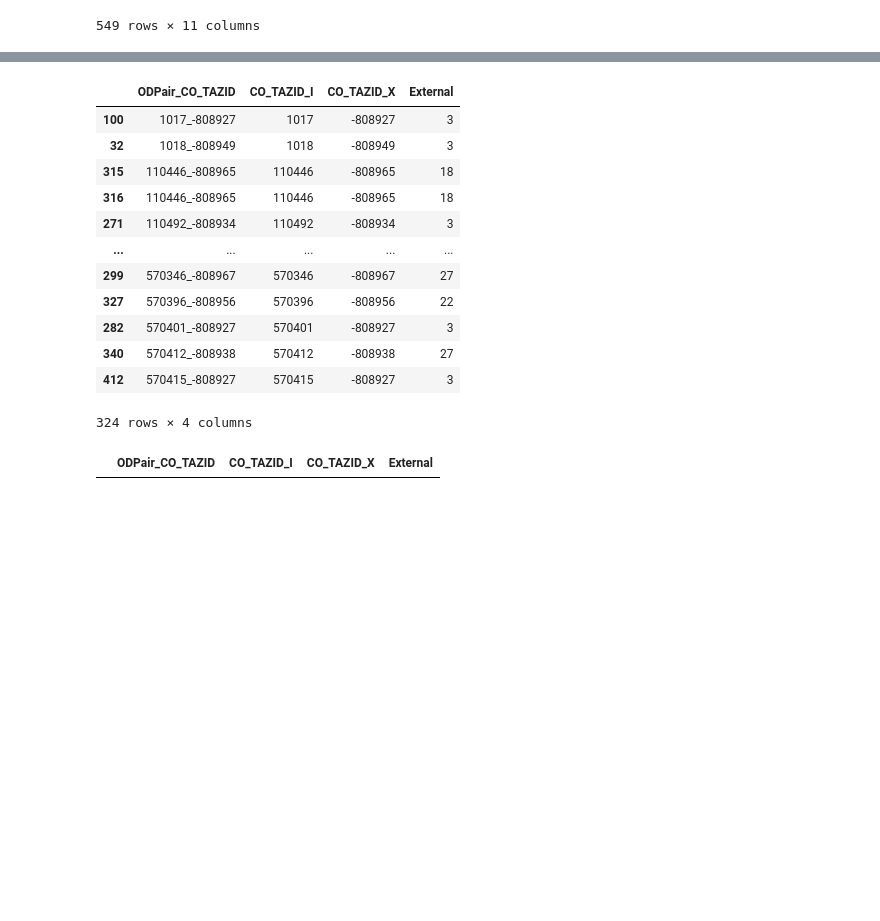
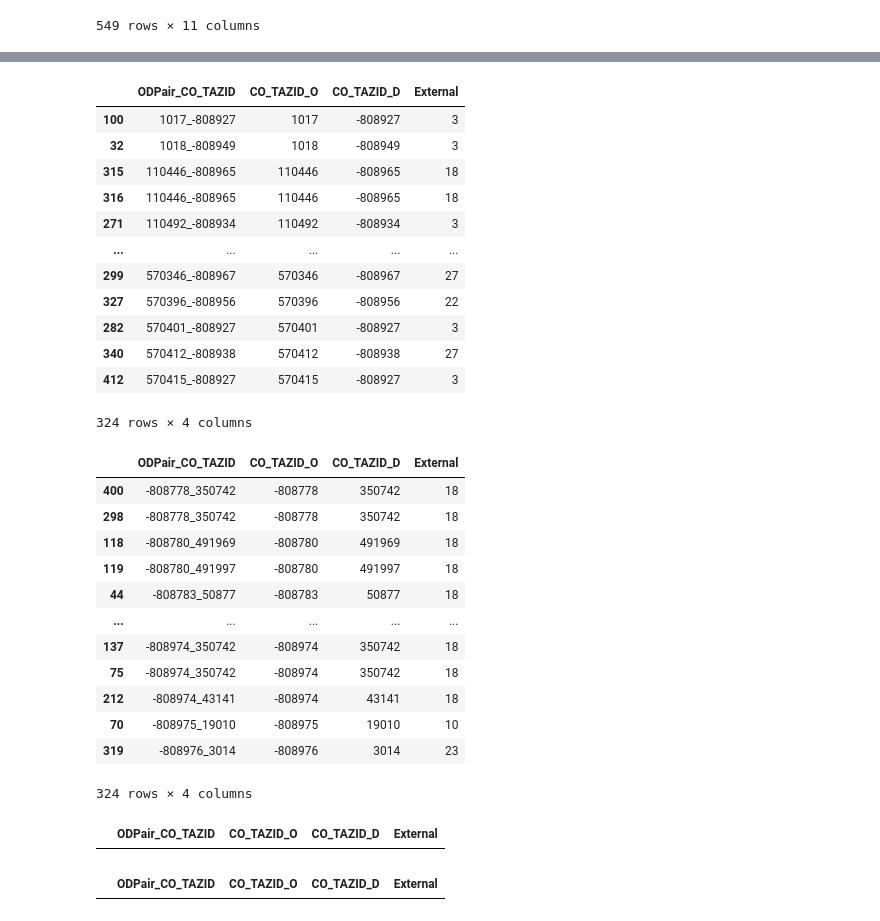
Before and after one commit to WFRCAnalytics/TDM-Externals-Using-National, a Jupyter notebook: 4_Prepare-LookupTable-for-HHS.ipynb, the cells around one changed output, grey strips where cells are left out. Drawn from its saved outputs; the diff is of its cells as text; code cells hidden in the pictures; blank space fills up the shorter version.

Commit message:
prepare HHS external to add XI in addition to IX

```diff
--- a/4_Prepare-LookupTable-for-HHS.ipynb
+++ b/4_Prepare-LookupTable-for-HHS.ipynb
@@ -207,0 +171,34 @@ df_LookupNA
+# %%
+df_LookupIX = df_TripData_IXXI_ExternalNum[['TAZID_i','TAZID_j','o_CO_TAZID','d_CO_TAZID','External']].drop_duplicates()
+
+df_LookupIX['TAZID_O'] = df_LookupIX[['TAZID_i','TAZID_j']].min(axis=1) #min because internals are numbered before externals
+df_LookupIX['TAZID_D'] = df_LookupIX[['TAZID_i','TAZID_j']].max(axis=1) #max because externals are numbered after internals
+
+df_LookupIX['CO_TAZID_O'] = df_LookupIX[['o_CO_TAZID','d_CO_TAZID']].max(axis=1) #max because external co_tazids are negative
+df_LookupIX['CO_TAZID_D'] = df_LookupIX[['o_CO_TAZID','d_CO_TAZID']].min(axis=1) #min because external co_tazids are negative
+
+
+df_LookupIX['ODPair_TAZID'   ] = df_LookupIX['TAZID_O'   ].astype(str) + "_" + df_LookupIX['TAZID_D'   ].astype(str)
+df_LookupIX['ODPair_CO_TAZID'] = df_LookupIX['CO_TAZID_O'].astype(str) + "_" + df_LookupIX['CO_TAZID_D'].astype(str)
+#df_LookupIX = df_LookupIX[.rename(columns={"TAZID_i": "o_TAZID","TAZID_j": "d_TAZID"})]
+df_LookupIX = df_LookupIX.sort_values(by=['ODPair_CO_TAZID'])
+
+df_LookupIX = df_LookupIX[['ODPair_CO_TAZID','CO_TAZID_O','CO_TAZID_D','External']]
+display(df_LookupIX)
+
+df_LookupXI = df_TripData_IXXI_ExternalNum[['TAZID_i','TAZID_j','o_CO_TAZID','d_CO_TAZID','External']].drop_duplicates()
+
+df_LookupXI['TAZID_O'] = df_LookupXI[['TAZID_i','TAZID_j']].max(axis=1) #max because externals are numbered after internals
+df_LookupXI['TAZID_D'] = df_LookupXI[['TAZID_i','TAZID_j']].min(axis=1) #min because internals are numbered before externals
+
+df_LookupXI['CO_TAZID_O'] = df_LookupXI[['o_CO_TAZID','d_CO_TAZID']].min(axis=1) #min because external co_tazids are negative
+df_LookupXI['CO_TAZID_D'] = df_LookupXI[['o_CO_TAZID','d_CO_TAZID']].max(axis=1) #max because external co_tazids are negative
+
+
+df_LookupXI['ODPair_TAZID'   ] = df_LookupXI['TAZID_O'   ].astype(str) + "_" + df_LookupXI['TAZID_D'   ].astype(str)
+df_LookupXI['ODPair_CO_TAZID'] = df_LookupXI['CO_TAZID_O'].astype(str) + "_" + df_LookupXI['CO_TAZID_D'].astype(str)
+#df_LookupXI = df_LookupXI[.rename(columns={"TAZID_i": "o_TAZID","TAZID_j": "d_TAZID"})]
+df_LookupXI = df_LookupXI.sort_values(by=['ODPair_CO_TAZID'])
+
+df_LookupXI = df_LookupXI[['ODPair_CO_TAZID','CO_TAZID_O','CO_TAZID_D','External']]
+display(df_LookupXI)
@@ -208,10 +243,13 @@ df_LookupNA
 # %%
 #manually set for record with quickest ix-xi path crosses state boundary multiple times. First external was selected
-df_Lookup.loc[(df_Lookup['ODPair_CO_TAZID'] == '351731_-808964'), 'External'] = 18
-df_Lookup['External'] = df_Lookup['External'].astype('int')
-df_Lookup
+df_LookupIX.loc[(df_LookupIX['ODPair_CO_TAZID'] == '351731_-808964'), 'External'] = 18
+df_LookupXI.loc[(df_LookupXI['ODPair_CO_TAZID'] == '-808964_351731'), 'External'] = 18
+df_LookupIX['External'] = df_LookupIX['External'].astype('int')
+df_LookupXI['External'] = df_LookupXI['External'].astype('int')
+display(df_LookupIX)
+display(df_LookupXI)
 # %% [output]
-|  | ODPair_CO_TAZID | CO_TAZID_I | CO_TAZID_X | External |
+|  | ODPair_CO_TAZID | CO_TAZID_O | CO_TAZID_D | External |
 | 100 | 1017_-808927 | 1017 | -808927 | 3 |
 | 32 | 1018_-808949 | 1018 | -808949 | 3 |
 | 315 | 110446_-808965 | 110446 | -808965 | 18 |
@@ -224,10 +262,26 @@ df_Lookup
 | 340 | 570412_-808938 | 570412 | -808938 | 27 |
 | 412 | 570415_-808927 | 570415 | -808927 | 3 |
 324 rows × 4 columns
+|  | ODPair_CO_TAZID | CO_TAZID_O | CO_TAZID_D | External |
+| 400 | -808778_350742 | -808778 | 350742 | 18 |
+| 298 | -808778_350742 | -808778 | 350742 | 18 |
+| 118 | -808780_491969 | -808780 | 491969 | 18 |
+| 119 | -808780_491997 | -808780 | 491997 | 18 |
+| 44 | -808783_50877 | -808783 | 50877 | 18 |
+| ... | ... | ... | ... | ... |
+| 137 | -808974_350742 | -808974 | 350742 | 18 |
+| 75 | -808974_350742 | -808974 | 350742 | 18 |
+| 212 | -808974_43141 | -808974 | 43141 | 18 |
+| 70 | -808975_19010 | -808975 | 19010 | 10 |
+| 319 | -808976_3014 | -808976 | 3014 | 23 |
+324 rows × 4 columns
-# %%
-df_LookupNA = df_Lookup[df_Lookup.isna().any(axis=1)]
-df_LookupNA
-# %% [output]
-|  | ODPair_CO_TAZID | CO_TAZID_I | CO_TAZID_X | External |
+# %%
+df_LookupIXNA = df_LookupIX[df_LookupIX.isna().any(axis=1)]
+display(df_LookupIXNA)
+df_LookupXINA = df_LookupXI[df_LookupXI.isna().any(axis=1)]
+display(df_LookupXINA)
+# %% [output]
+|  | ODPair_CO_TAZID | CO_TAZID_O | CO_TAZID_D | External |
+|  | ODPair_CO_TAZID | CO_TAZID_O | CO_TAZID_D | External |
 # %%
 #export to csv
```
Also changed, not shown: parts of 5 cells of this notebook, 1 other file.
